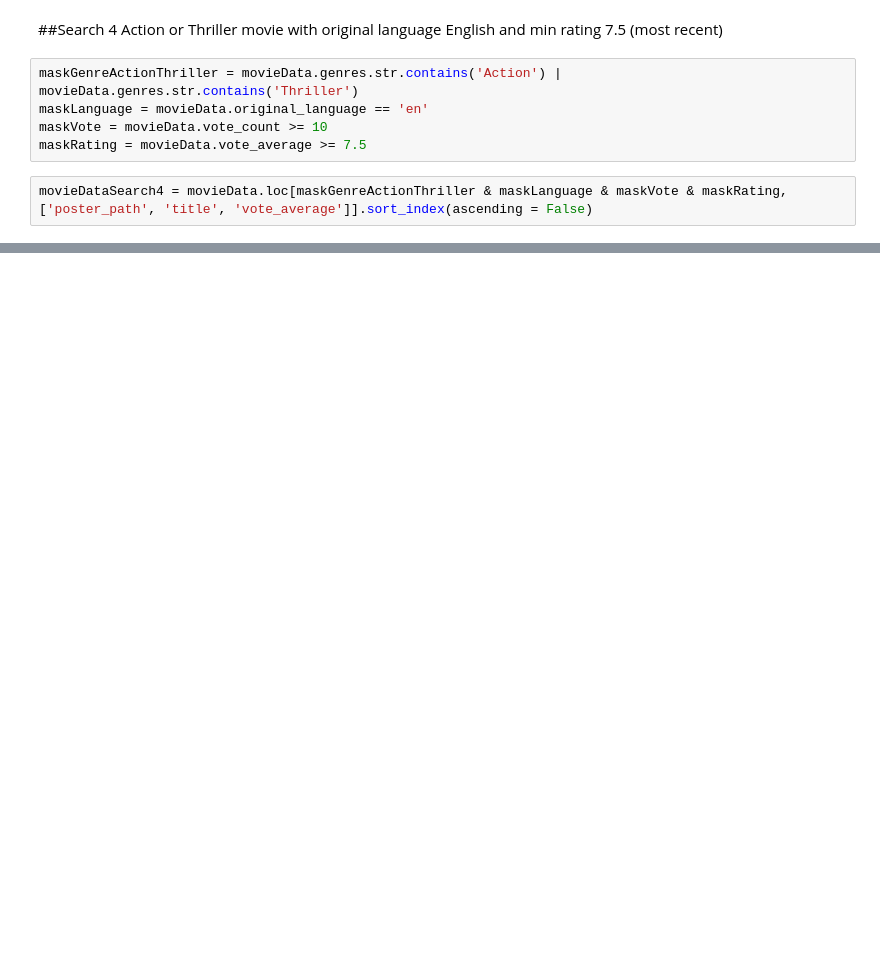
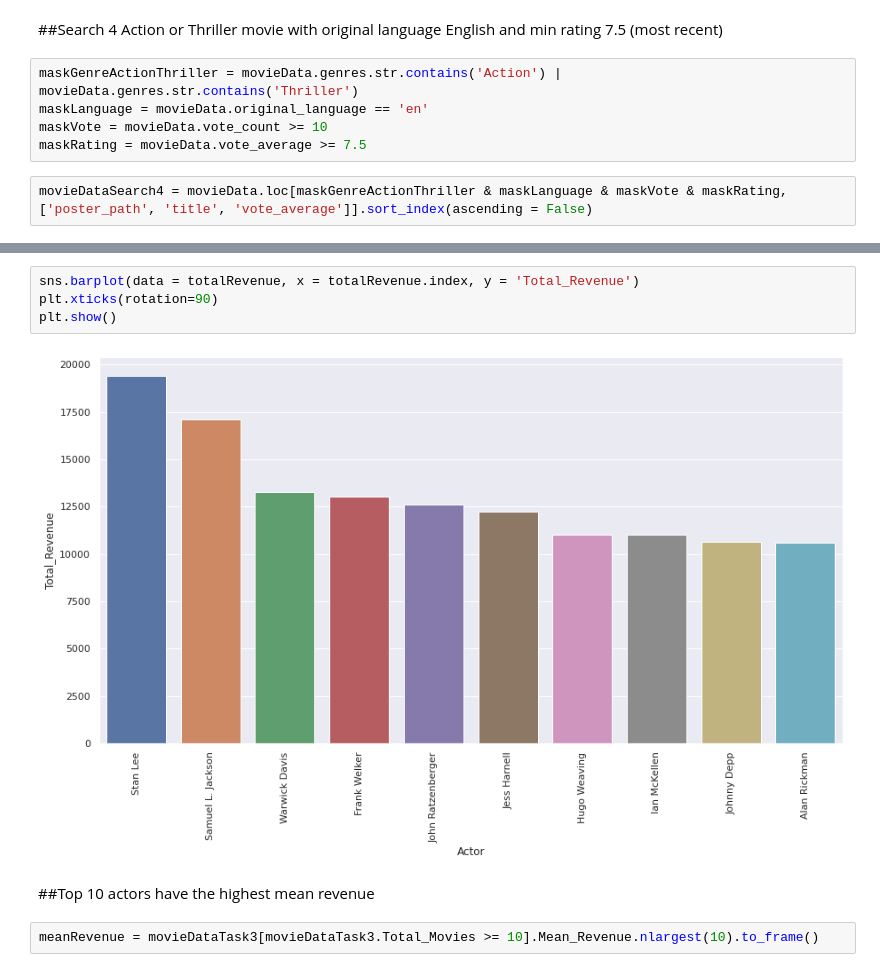
Before and after one commit to lvphu95/data-analysis-movie-dataset, a Jupyter notebook: Explanatory Data Analysis movie dataset.ipynb, the cells around one changed output, grey strips where cells are left out. Saved outputs shown, nothing was run; the diff lists cells and outputs as text; blank space fills up the shorter version.

```diff
--- a/Explanatory Data Analysis movie dataset.ipynb
+++ b/Explanatory Data Analysis movie dataset.ipynb
@@ -210,0 +242,10 @@ HTML(movieDataSearch4.head().to_html(escape = False))
+# %%
+sns.barplot(data = totalRevenue, x = totalRevenue.index, y = 'Total_Revenue')
+plt.xticks(rotation=90)
+plt.show()
+# %% [output]
+[figure, added]
+# %% [markdown]
+##Top 10 actors have the highest mean revenue
+# %%
+meanRevenue = movieDataTask3[movieDataTask3.Total_Movies >= 10].Mean_Revenue.nlargest(10).to_frame()
```
Also changed, not shown: parts of 19 cells of this notebook.
